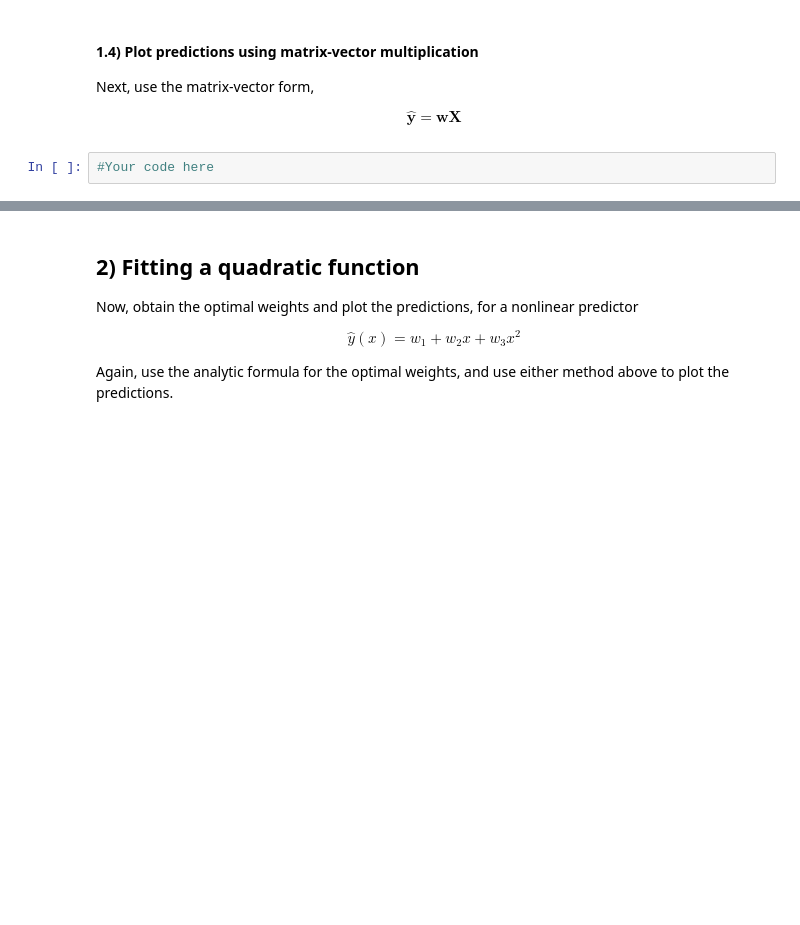
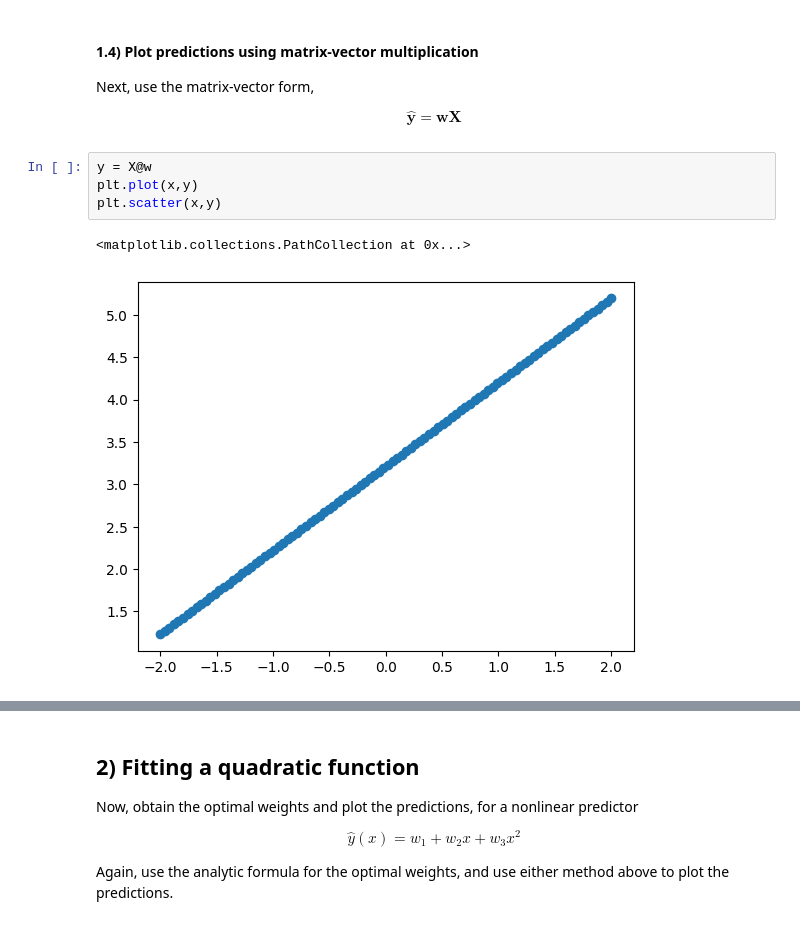
Before and after one commit to aa6910/BPhO-Computational-Challenge-2024, a Jupyter notebook: linear_regression.ipynb, the cells around one changed output, grey strips where cells are left out. Cells and saved outputs as stored; diff of their text form; blank space fills up the shorter version.

```diff
--- a/linear_regression.ipynb
+++ b/linear_regression.ipynb
@@ -90,8 +98,13 @@ Next, use the matrix-vector form,
 \begin{align}
   \mathbf{\hat{y}} = \mathbf{w X}
 \end{align}
-# %%
-#Your code here
+# %%
+y = X@w
+plt.plot(x,y)
+plt.scatter(x,y)
+# %% [output]
+<matplotlib.collections.PathCollection at 0x...>
+[figure, added]
 # %%
 # @title Answer
 
```
Also changed, not shown: parts of 10 cells of this notebook.
